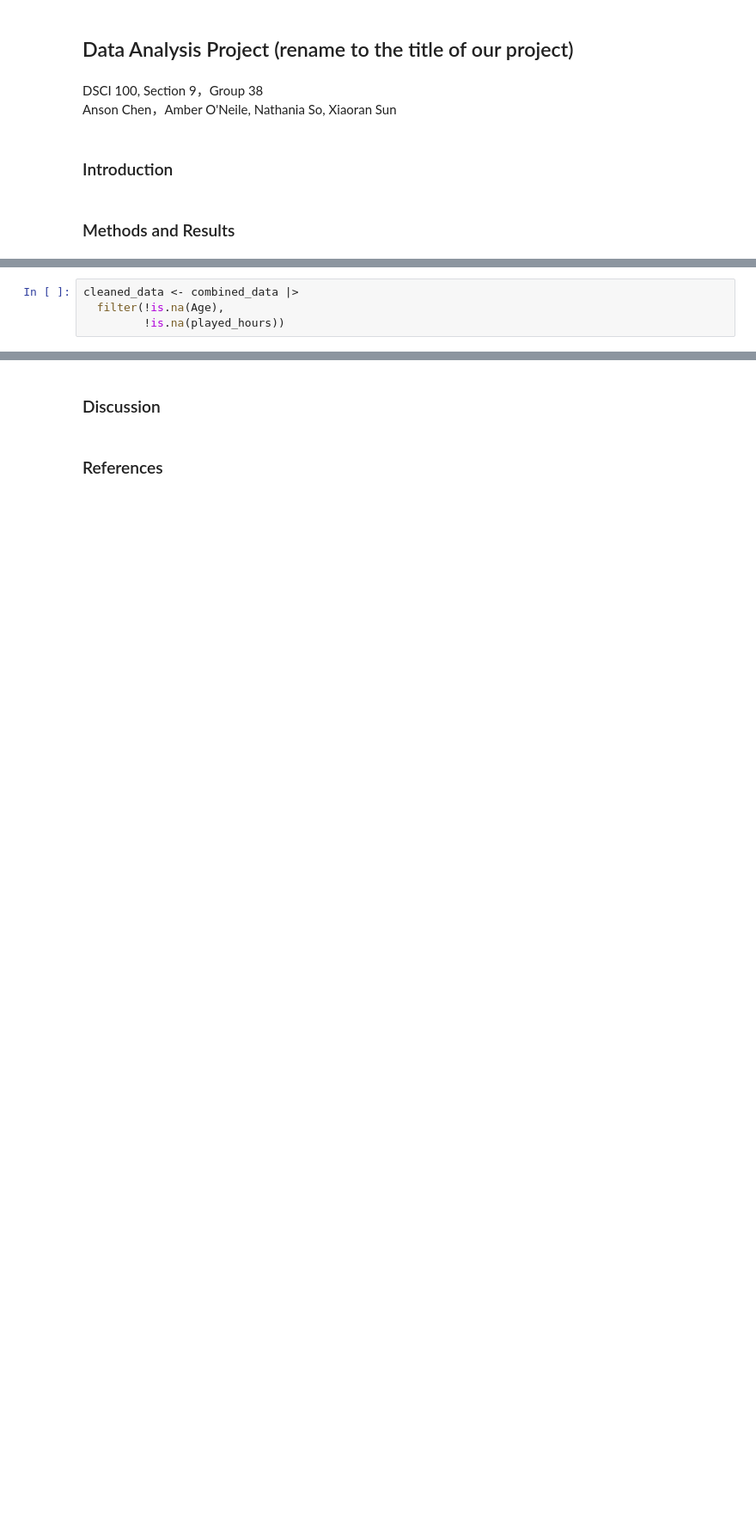
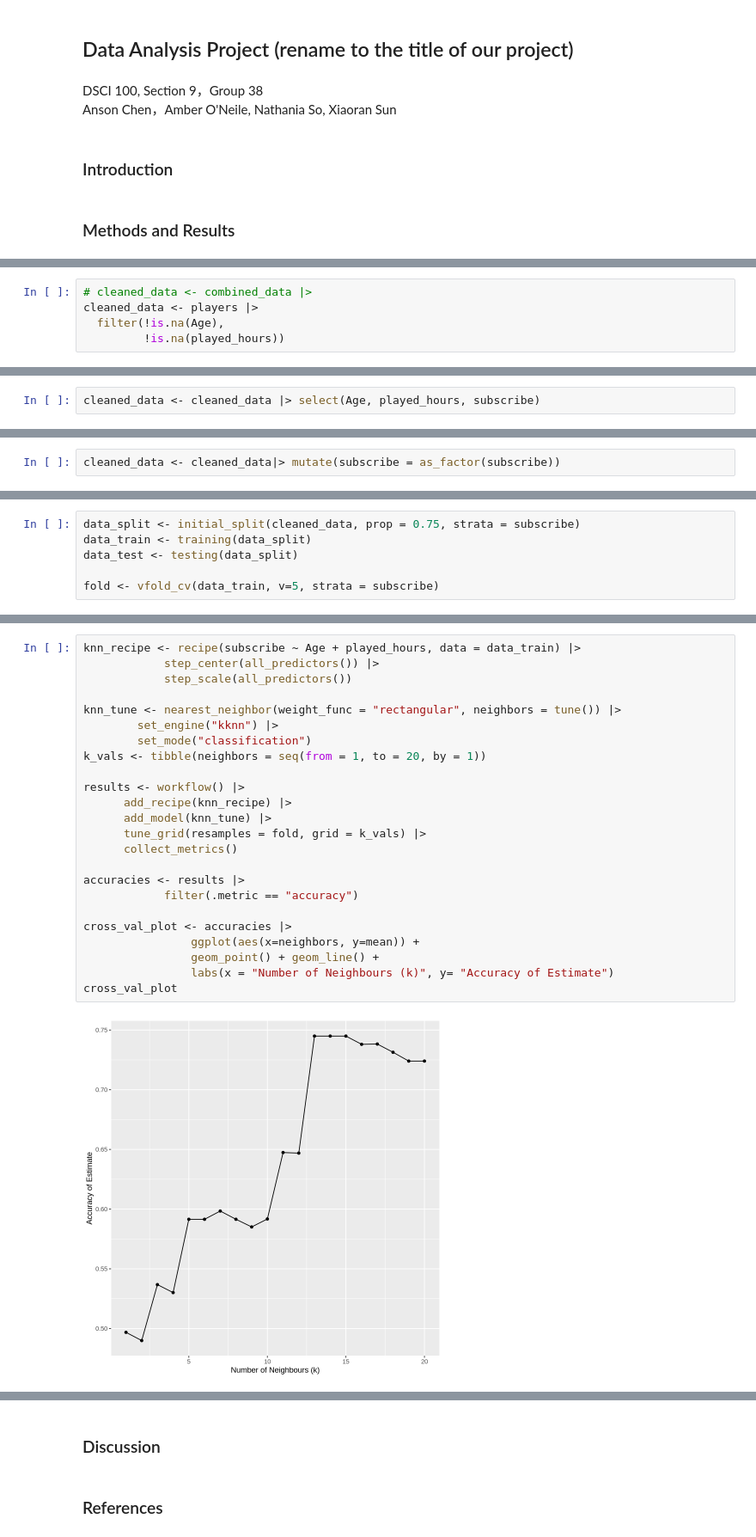
Before and after one commit to nathania-so/Group-38-DSCI-Project, a Jupyter notebook: Data Analysis Project.ipynb, the cells around one changed output, grey strips where cells are left out. Shown at 86% size. Cells and saved outputs as stored; diff of their text form; blank space fills up the shorter version.

Commit message:
Model code

```diff
--- a/Data Analysis Project.ipynb
+++ b/Data Analysis Project.ipynb
@@ -86,4 +79,5 @@ Next, we cleaned the merged dataset by removing rows where essential information
 # %%
-cleaned_data <- combined_data |>
+# cleaned_data <- combined_data |>
+cleaned_data <- players |>
   filter(!is.na(Age),
          !is.na(played_hours))
@@ -89,0 +86,2 @@ cleaned_data <- combined_data |>
+# %%
+cleaned_data <- cleaned_data |> select(Age, played_hours, subscribe)
@@ -89,0 +90,2 @@ cleaned_data <- combined_data |>
+# %%
+cleaned_data <- cleaned_data|> mutate(subscribe = as_factor(subscribe))
@@ -89,0 +95,6 @@ cleaned_data <- combined_data |>
+# %%
+data_split <- initial_split(cleaned_data, prop = 0.75, strata = subscribe)
+data_train <- training(data_split)
+data_test <- testing(data_split)
+
+fold <- vfold_cv(data_train, v=5, strata = subscribe)
@@ -89,0 +104,26 @@ cleaned_data <- combined_data |>
+# %%
+knn_recipe <- recipe(subscribe ~ Age + played_hours, data = data_train) |>
+            step_center(all_predictors()) |>
+            step_scale(all_predictors())
+
+knn_tune <- nearest_neighbor(weight_func = "rectangular", neighbors = tune()) |>
+        set_engine("kknn") |>
+        set_mode("classification")
+k_vals <- tibble(neighbors = seq(from = 1, to = 20, by = 1))
+
+results <- workflow() |>
+      add_recipe(knn_recipe) |>
+      add_model(knn_tune) |>
+      tune_grid(resamples = fold, grid = k_vals) |>
+      collect_metrics()
+
+accuracies <- results |>
+            filter(.metric == "accuracy")
+
+cross_val_plot <- accuracies |>
+                ggplot(aes(x=neighbors, y=mean)) +
+                geom_point() + geom_line() +
+                labs(x = "Number of Neighbours (k)", y= "Accuracy of Estimate")
+cross_val_plot
+# %% [output]
+[figure, added]
```
Also changed, not shown: parts of 17 cells of this notebook.
